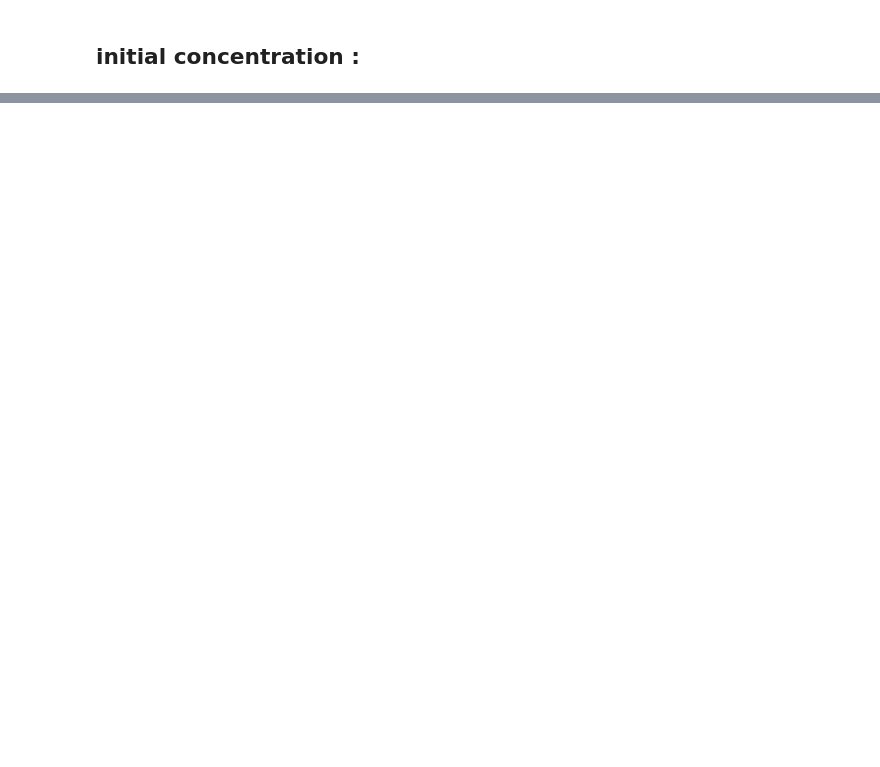
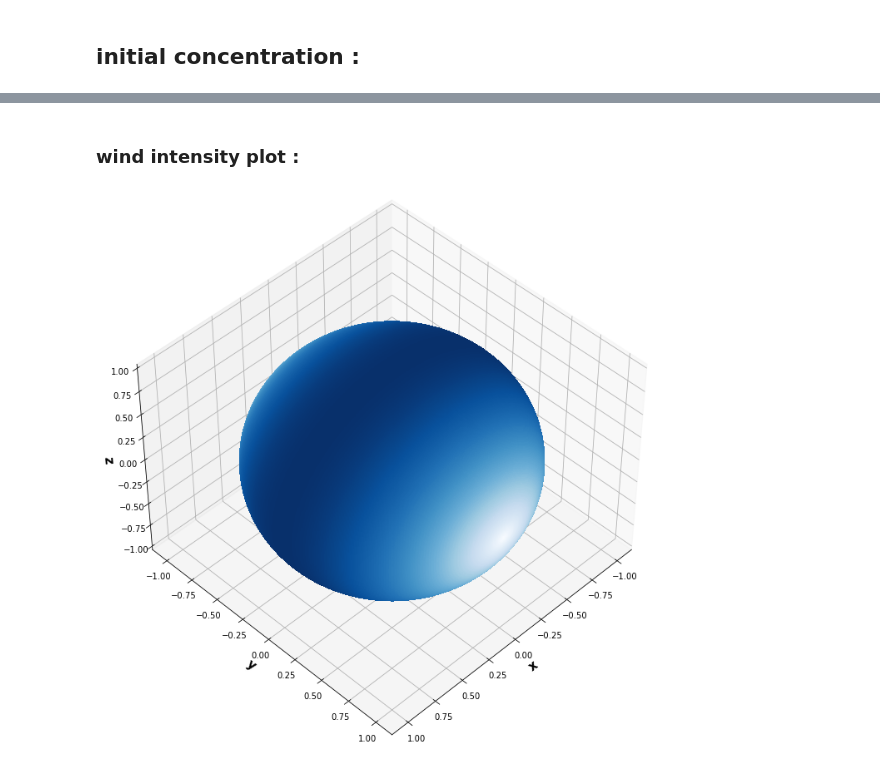
Before and after one commit to antoineperrot/spherical-advection, a Jupyter notebook: 4. Semi-Lagrangian Advection on the sphere.ipynb, the cells around one changed output, grey strips where cells are left out. Cells and saved outputs as stored; diff of their text form; code cells hidden in the pictures; blank space fills up the shorter version.

```diff
--- a/4. Semi-Lagrangian Advection on the sphere.ipynb
+++ b/4. Semi-Lagrangian Advection on the sphere.ipynb
@@ -297,0 +163,29 @@ plt.xlabel("Time (h)");
+# %%
+def wind(x,y,z):
+    phi = np.arctan2(y,x)
+    theta = np.arcsin(z/(x**2+y**2+z**2)**.5)
+
+    wind = np.array([
+        -np.cos(theta)*np.sin(phi),
+        np.cos(theta)*np.cos(phi),
+        theta * 0
+    ])
+    return wind
+
+wind2 = wind(Z,-X,Y)
+wind2 = np.array([wind2[1],wind2[2],-wind2[0]])
+
+wind2 = wind2/np.linalg.norm(wind2,axis=0).max()
+max_wind_speed = 50 #kmh
+D = 6370 #earth radius in km
+wind2 = wind2/D * max_wind_speed
+# %% [markdown]
+### wind intensity plot :
+# %%
+plot_sphere(X,Y,Z,np.linalg.norm(wind2,axis=0),
+            cmap=cm.Blues,
+            elev=45,azim=45,
+            title=None,
+            figsize=(12,12));
+# %% [output]
+[figure, added]
```
Also changed, not shown: parts of 51 cells of this notebook, 12 other files.
